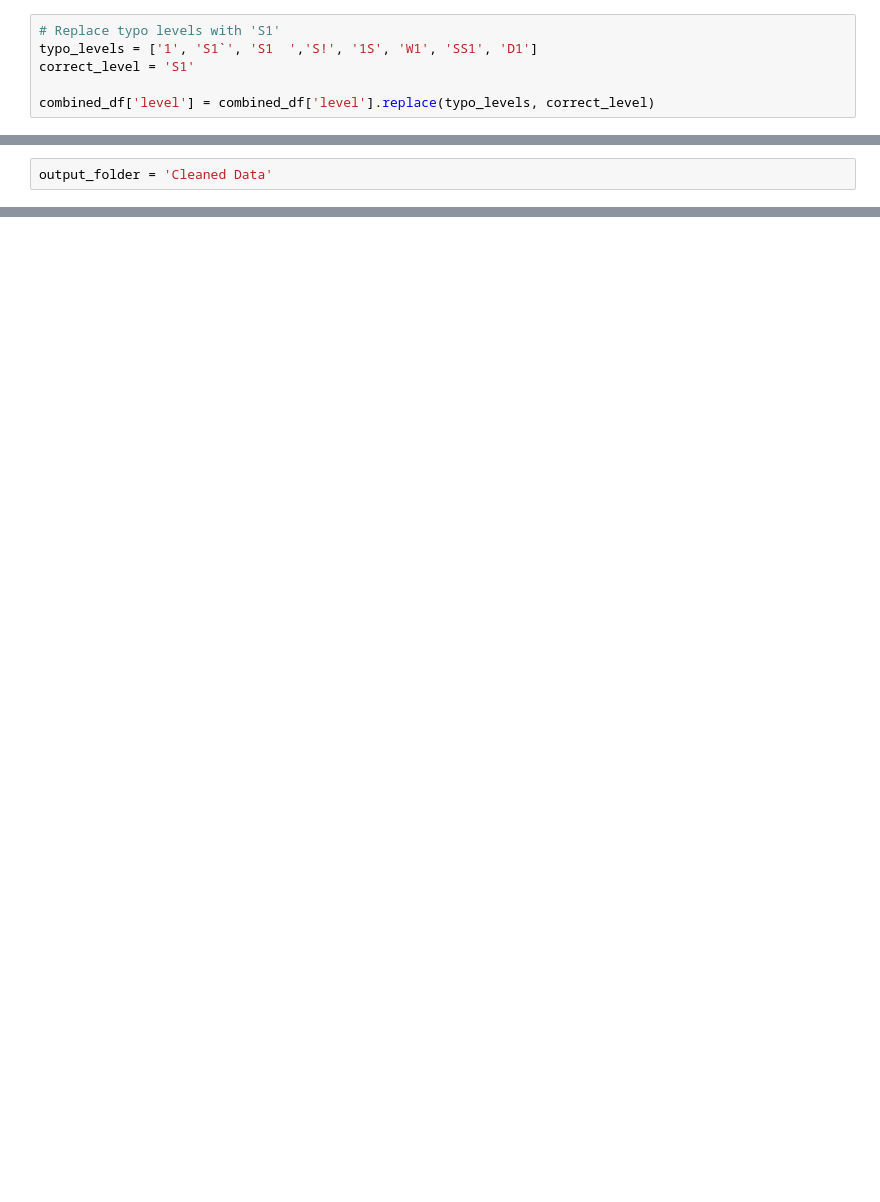
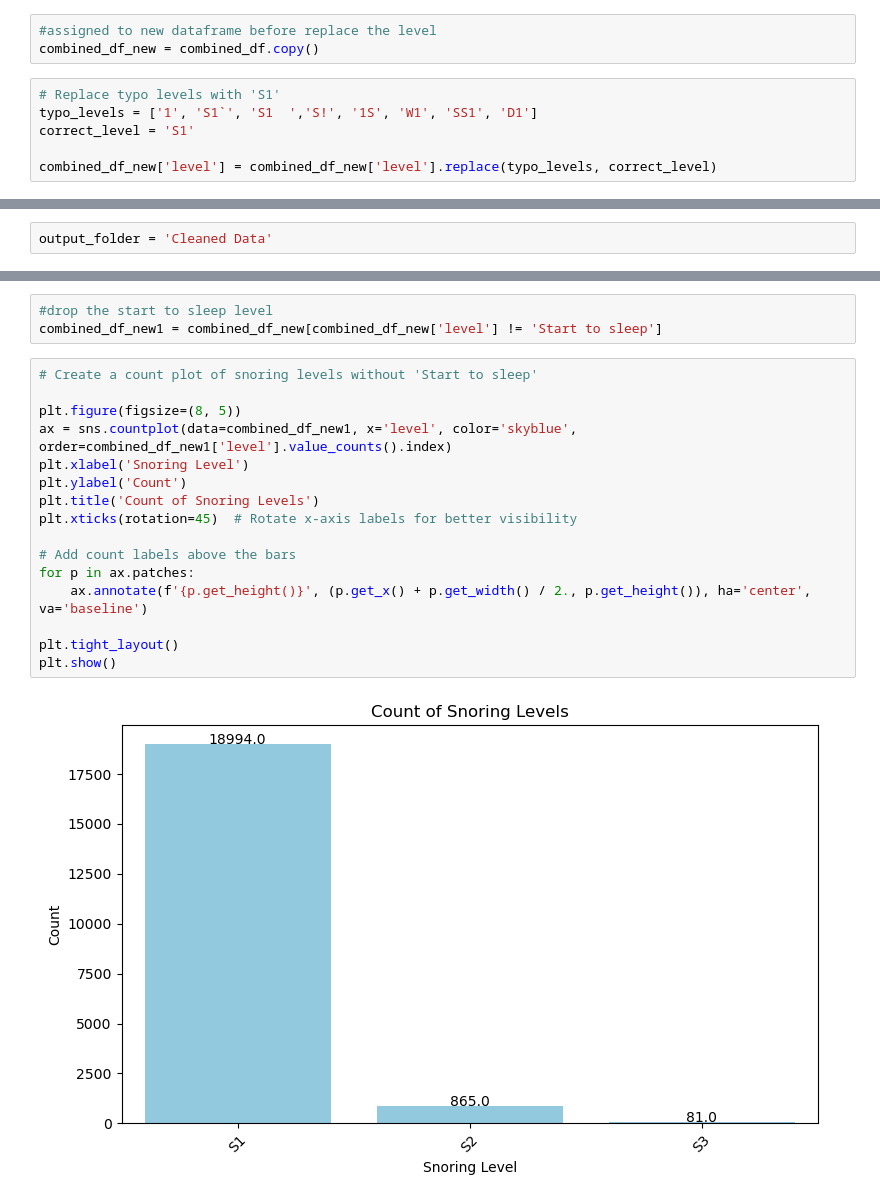
Before and after one commit to nandopants/DL-Snoring-Analysis, a Jupyter notebook: EDA.ipynb, the cells around one changed output, grey strips where cells are left out. Cells and saved outputs as stored; diff of their text form; blank space fills up the shorter version.

```diff
--- a/EDA.ipynb
+++ b/EDA.ipynb
@@ -91,11 +92,14 @@ combined_df['level'].unique()
 # %% [output]
 array(['Start to sleep', 'S1', 'S2', 'S3', 'S1`', '1', 'S1  ', 'S!', '1S',
        'W1', 'SS1', 'D1'], dtype=object)
+# %%
+#assigned to new dataframe before replace the level
+combined_df_new = combined_df.copy()
 # %%
 # Replace typo levels with 'S1'
 typo_levels = ['1', 'S1`', 'S1  ','S!', '1S', 'W1', 'SS1', 'D1']
 correct_level = 'S1'
 
-combined_df['level'] = combined_df['level'].replace(typo_levels, correct_level)
+combined_df_new['level'] = combined_df_new['level'].replace(typo_levels, correct_level)
 # %%
 # Check distinct levels
@@ -191,0 +250,21 @@ The MFCCs are the amplitudes of the resulting spectrum.
+# %%
+#drop the start to sleep level
+combined_df_new1 = combined_df_new[combined_df_new['level'] != 'Start to sleep']
+# %%
+# Create a count plot of snoring levels without 'Start to sleep'
+
+plt.figure(figsize=(8, 5))
+ax = sns.countplot(data=combined_df_new1, x='level', color='skyblue', order=combined_df_new1['level'].value_counts().index)
+plt.xlabel('Snoring Level')
+plt.ylabel('Count')
+plt.title('Count of Snoring Levels')
+plt.xticks(rotation=45)  # Rotate x-axis labels for better visibility
+
+# Add count labels above the bars
+for p in ax.patches:
+    ax.annotate(f'{p.get_height()}', (p.get_x() + p.get_width() / 2., p.get_height()), ha='center', va='baseline')
+
+plt.tight_layout()
+plt.show()
+# %% [output]
+[figure, added]
```
Also changed, not shown: parts of 25 cells of this notebook.
